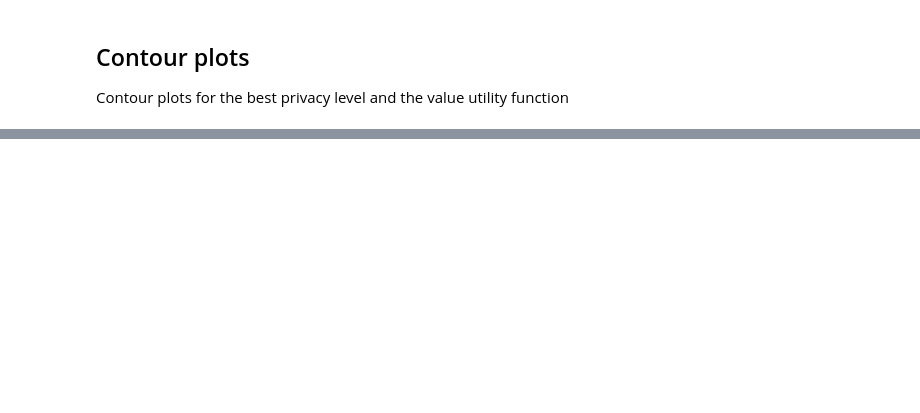
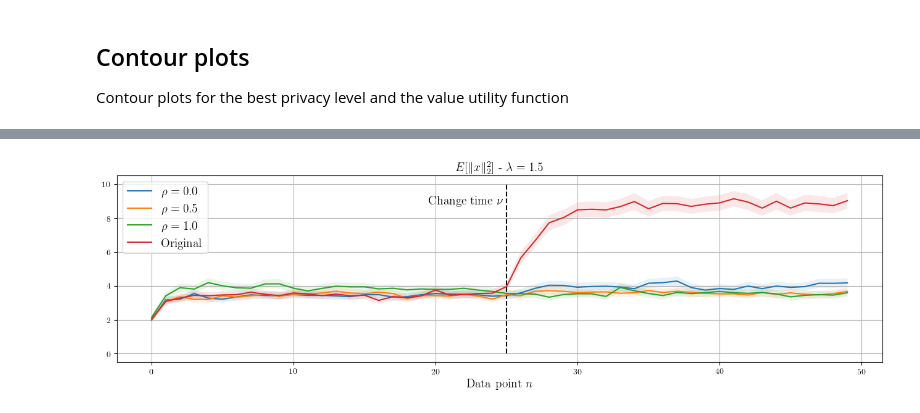
Before and after one commit to rssalessio/PrivacyStochasticSystems, a Jupyter notebook: linear_system_limited_information_case.ipynb, the cells around one changed output, grey strips where cells are left out. Saved outputs shown, nothing was run; the diff lists cells and outputs as text; code cells hidden in the pictures; blank space fills up the shorter version.

```diff
--- a/linear_system_limited_information_case.ipynb
+++ b/linear_system_limited_information_case.ipynb
@@ -201,0 +204,17 @@ plt.show()
+# %%
+def compute_step(A, B, K, F, theta, v, N, alpha0, alpha1, Q, enable_privacy=True):
+    x = np.zeros(B.shape[0])
+    out = np.zeros((N, 1))
+    states = np.zeros((N, B.shape[0]))
+    inp = np.zeros((N, B.shape[1]))
+
+    for n in range(N):
+        u = K @ x
+        if enable_privacy:
+            u += alpha0.flatten() if n < v else alpha1.flatten()
+        x = A @ x + B @ u + np.random.multivariate_normal([0] * B.shape[0], Q)
+        x += (F * theta).flatten() if n >= v else 0
+        states[n, :] = x
+        out[n, :] = np.dot(x, x)
+        inp[n, :] = u
+    return out, inp, states
@@ -201,0 +253,24 @@ plt.show()
+# %%
+fig, ax = plt.subplots(nrows=1, ncols=1)
+x = np.arange(N)
+
+for idx, rho in enumerate(rhos):
+    ax.plot(x, avg_data_out[idx, :], label=r'$\rho= {}$'.format(rho))
+    c = 1.96 * np.std(data_out, axis=0) / np.sqrt(sims)
+    ax.fill_between(x, (avg_data_out[idx, :] - c[idx, :]).flatten(),
+                       (avg_data_out[idx, :] + c[idx, :]).flatten(), alpha=0.1)
+
+ax.plot(avg_data_nopriv_out, label='Original')
+c = 1.96 * np.std(data_nopriv_out, axis=0) / np.sqrt(sims)
+ax.fill_between(x, (avg_data_nopriv_out - c).flatten(),
+                   (avg_data_nopriv_out + c).flatten(), alpha=0.1)
+ax.legend()
+ax.grid()
+ax.set_xlabel(r'Data point $n$', fontsize=14)
+ax.set_title(r'$E[\|x\|_2^2]$ - $\lambda=1.5$', fontsize=14)
+
+plt.vlines(v, ymin=0, ymax=10, color = 'k', linestyles='dashed')
+plt.text(v-5.5, 9, r"Change time $\nu$", rotation=0, verticalalignment='center', fontsize=14)
+plt.show()
+# %% [output]
+[figure, added]
```
Also changed, not shown: parts of 9 cells of this notebook, 1 other file.
